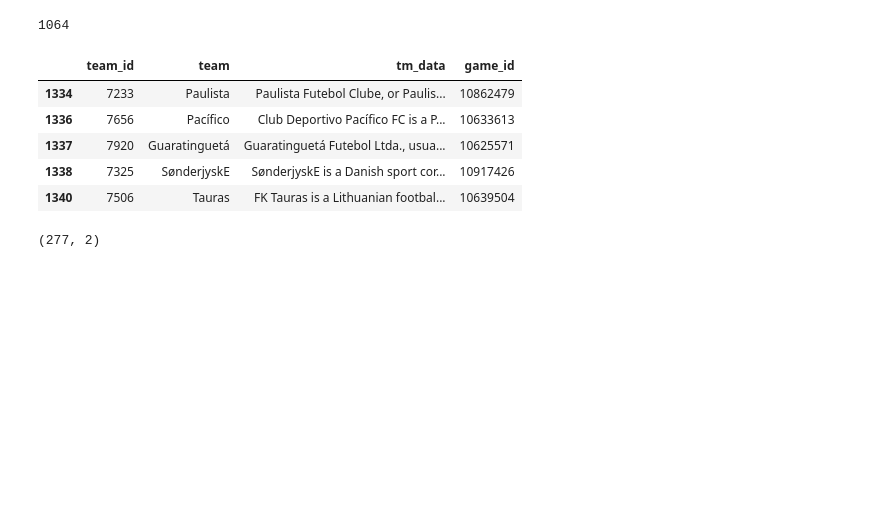
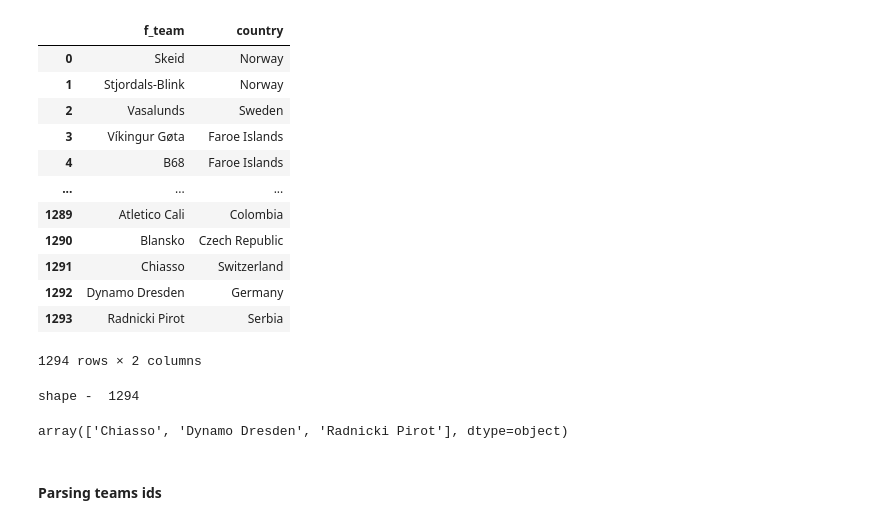
Before and after one commit to CryptoBrahman/football_competitions_research, a Jupyter notebook: parsing_teams_data.ipynb, the cells around one changed output. Drawn from its saved outputs; the diff is of its cells as text; code cells hidden in the pictures; blank space fills up the shorter version.

```diff
--- a/parsing_teams_data.ipynb
+++ b/parsing_teams_data.ipynb
@@ -36,6 +19,0 @@ str_inds[:2]
-# %%
-with open('pickle_files/teams_data/teams_ids_na_cities_14198781', 'rb') as f:
-    teams_ids_1 = pickle.load(f)
-# %%
-with open('pickle_files/teams_data/teams_ids_na_cities_10639504', 'rb') as f:
-    teams_ids_2 = pickle.load(f)
@@ -52,3 +19,0 @@ tm_ids = df_teams_ids.team_id.values
-# %%
-with open('pickle_files/teams_data/teams_wiki_data_7506', 'rb') as f:
-    wiki_data = pickle.load(f)
@@ -69,11 +19,0 @@ df_teams_data = df_teams_data.merge(df_game_ids_na_cities.game_id, how='left', l
-# %%
-print(len(df_teams_data))
-df_teams_data.tail(5)
-# %% [output]
-1064
-|  | team_id | team | tm_data | game_id |
-| 1334 | 7233 | Paulista | Paulista Futebol Clube, or Paulis... | 10862479 |
-| 1336 | 7656 | Pacífico | Club Deportivo Pacífico FC is a P... | 10633613 |
-| 1337 | 7920 | Guaratinguetá | Guaratinguetá Futebol Ltda., usua... | 10625571 |
-| 1338 | 7325 | SønderjyskE | SønderjyskE is a Danish sport cor... | 10917426 |
-| 1340 | 7506 | Tauras | FK Tauras is a Lithuanian footbal... | 10639504 |
@@ -82,4 +19,0 @@ df_teams_na_data = df_game_ids_na_cities[~df_game_ids_na_cities.index.isin(df_te
-# %%
-df_teams_na_data.shape
-# %% [output]
-(277, 2)
@@ -85,0 +23,25 @@ df_teams_na_data.shape
+# %%
+df_game_ids_na_cities
+# %% [output]
+|  | f_team | country |
+| 0 | Skeid | Norway |
+| 1 | Stjordals-Blink | Norway |
+| 2 | Vasalunds | Sweden |
+| 3 | Víkingur Gøta | Faroe Islands |
+| 4 | B68 | Faroe Islands |
+| ... | ... | ... |
+| 1289 | Atletico Cali | Colombia |
+| 1290 | Blansko | Czech Republic |
+| 1291 | Chiasso | Switzerland |
+| 1292 | Dynamo Dresden | Germany |
+| 1293 | Radnicki Pirot | Serbia |
+1294 rows × 2 columns
+# %%
+teams_for_ids = df_game_ids_na_cities.f_team.values
+print('shape - ', len(teams_for_ids))
+teams_for_ids[-3:]
+# %% [output]
+shape -  1294
+array(['Chiasso', 'Dynamo Dresden', 'Radnicki Pirot'], dtype=object)
+# %% [markdown]
+#### Parsing teams ids
```
Also changed, not shown: parts of 58 cells of this notebook, 16 other files.
